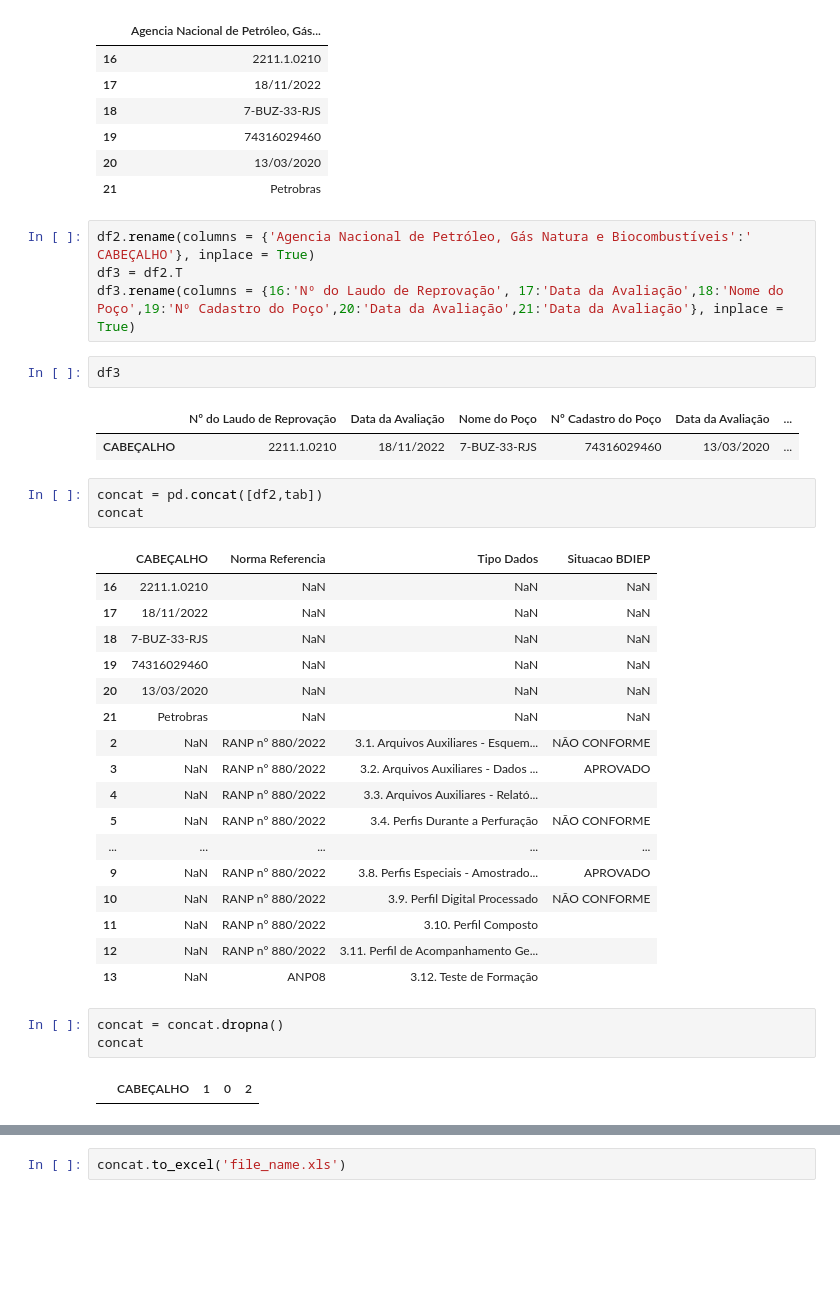
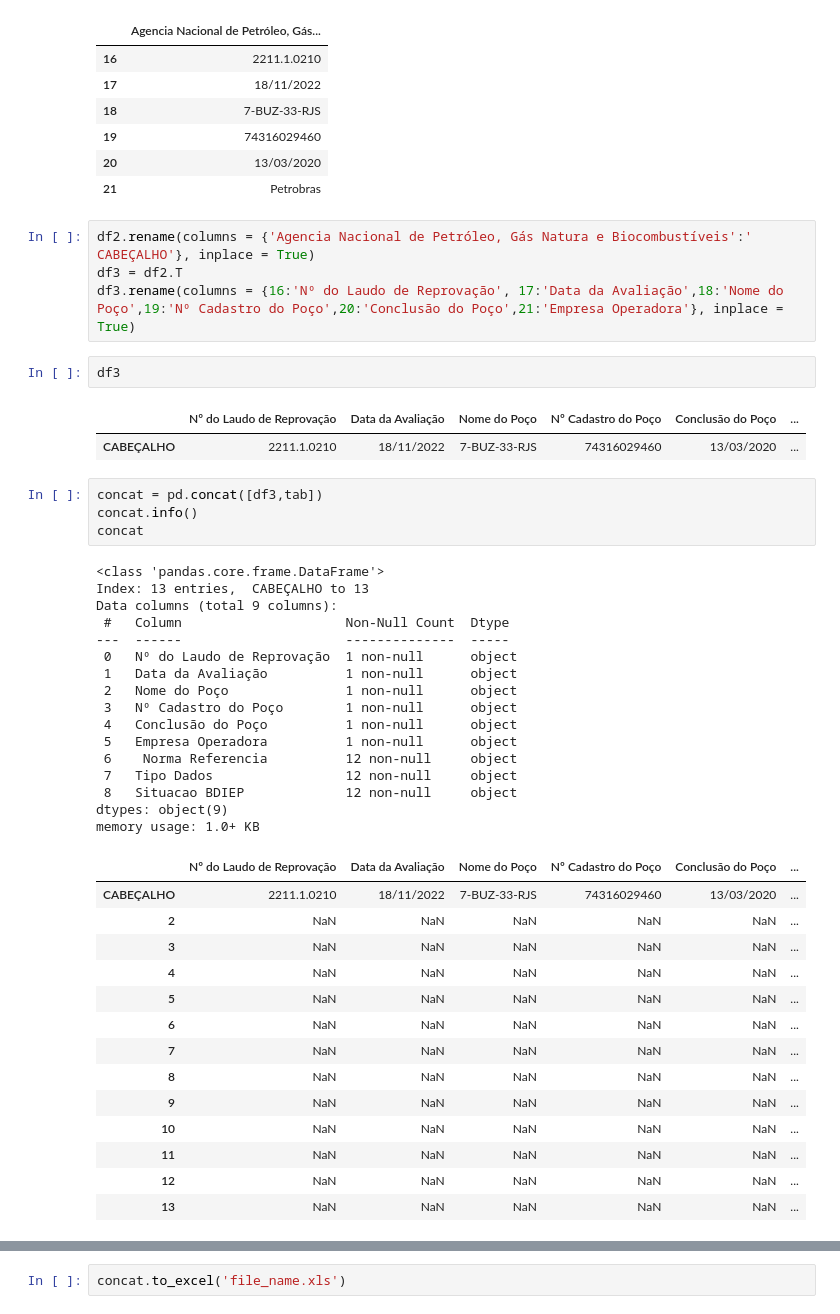
Before and after one commit to fabiobasson/my-frirst-repo, a Jupyter notebook: oficios_qualidade.ipynb, the cells around one changed output, grey strips where cells are left out. Saved outputs shown, nothing was run; the diff lists cells and outputs as text; blank space fills up the shorter version.

```diff
--- a/oficios_qualidade.ipynb
+++ b/oficios_qualidade.ipynb
@@ -148,35 +148,44 @@ Requirement already satisfied: pycparser in /usr/local/lib/python3.10/dist-packa
 # %%
 df2.rename(columns = {'Agencia Nacional de Petróleo, Gás Natura e Biocombustíveis':' CABEÇALHO'}, inplace = True)
 df3 = df2.T
-df3.rename(columns = {16:'Nº do Laudo de Reprovação', 17:'Data da Avaliação',18:'Nome do Poço',19:'Nº Cadastro do Poço',20:'Data da Avaliação',21:'Data da Avaliação'}, inplace = True)
+df3.rename(columns = {16:'Nº do Laudo de Reprovação', 17:'Data da Avaliação',18:'Nome do Poço',19:'Nº Cadastro do Poço',20:'Conclusão do Poço',21:'Empresa Operadora'}, inplace = True)
 # %%
 df3
 # %% [output]
-|  | Nº do Laudo de Reprovação | Data da Avaliação | Nome do Poço | Nº Cadastro do Poço | Data da Avaliação | ... |
+|  | Nº do Laudo de Reprovação | Data da Avaliação | Nome do Poço | Nº Cadastro do Poço | Conclusão do Poço | ... |
 | CABEÇALHO | 2211.1.0210 | 18/11/2022 | 7-BUZ-33-RJS | 74316029460 | 13/03/2020 | ... |
 # %%
-concat = pd.concat([df2,tab])
+concat = pd.concat([df3,tab])
+concat.info()
 concat
 # %% [output]
+<class 'pandas.core.frame.DataFrame'>
+Index: 13 entries,  CABEÇALHO to 13
+Data columns (total 9 columns):
+ #   Column                     Non-Null Count  Dtype
+---  ------                     --------------  -----
+ 0   Nº do Laudo de Reprovação  1 non-null      object
+ 1   Data da Avaliação          1 non-null      object
+ 2   Nome do Poço               1 non-null      object
+ 3   Nº Cadastro do Poço        1 non-null      object
+ 4   Conclusão do Poço          1 non-null      object
+ 5   Empresa Operadora          1 non-null      object
+ 6    Norma Referencia          12 non-null     object
+ 7   Tipo Dados                 12 non-null     object
+ 8   Situacao BDIEP             12 non-null     object
+dtypes: object(9)
+memory usage: 1.0+ KB
-|  | CABEÇALHO | Norma Referencia | Tipo Dados | Situacao BDIEP |
-| 16 | 2211.1.0210 | NaN | NaN | NaN |
-| 17 | 18/11/2022 | NaN | NaN | NaN |
-| 18 | 7-BUZ-33-RJS | NaN | NaN | NaN |
-| 19 | 74316029460 | NaN | NaN | NaN |
-| 20 | 13/03/2020 | NaN | NaN | NaN |
-| 21 | Petrobras | NaN | NaN | NaN |
-| 2 | NaN | RANP n° 880/2022 | 3.1. Arquivos Auxiliares - Esquem... | NÃO CONFORME |
-| 3 | NaN | RANP n° 880/2022 | 3.2. Arquivos Auxiliares - Dados ... | APROVADO |
-| 4 | NaN | RANP n° 880/2022 | 3.3. Arquivos Auxiliares - Relató... |  |
-| 5 | NaN | RANP n° 880/2022 | 3.4. Perfis Durante a Perfuração | NÃO CONFORME |
-| ... | ... | ... | ... | ... |
-| 9 | NaN | RANP n° 880/2022 | 3.8. Perfis Especiais - Amostrado... | APROVADO |
-| 10 | NaN | RANP n° 880/2022 | 3.9. Perfil Digital Processado | NÃO CONFORME |
-| 11 | NaN | RANP n° 880/2022 | 3.10. Perfil Composto |  |
-| 12 | NaN | RANP n° 880/2022 | 3.11. Perfil de Acompanhamento Ge... |  |
-| 13 | NaN | ANP08 | 3.12. Teste de Formação |  |
+|  | Nº do Laudo de Reprovação | Data da Avaliação | Nome do Poço | Nº Cadastro do Poço | Conclusão do Poço | ... |
+| CABEÇALHO | 2211.1.0210 | 18/11/2022 | 7-BUZ-33-RJS | 74316029460 | 13/03/2020 | ... |
+| 2 | NaN | NaN | NaN | NaN | NaN | ... |
+| 3 | NaN | NaN | NaN | NaN | NaN | ... |
+| 4 | NaN | NaN | NaN | NaN | NaN | ... |
+| 5 | NaN | NaN | NaN | NaN | NaN | ... |
+| 6 | NaN | NaN | NaN | NaN | NaN | ... |
+| 7 | NaN | NaN | NaN | NaN | NaN | ... |
+| 8 | NaN | NaN | NaN | NaN | NaN | ... |
+| 9 | NaN | NaN | NaN | NaN | NaN | ... |
+| 10 | NaN | NaN | NaN | NaN | NaN | ... |
+| 11 | NaN | NaN | NaN | NaN | NaN | ... |
+| 12 | NaN | NaN | NaN | NaN | NaN | ... |
+| 13 | NaN | NaN | NaN | NaN | NaN | ... |
-# %%
-concat = concat.dropna()
-concat
-# %% [output]
-|  | CABEÇALHO | 1 | 0 | 2 |
```
Also changed, not shown: parts of 3 cells of this notebook.
